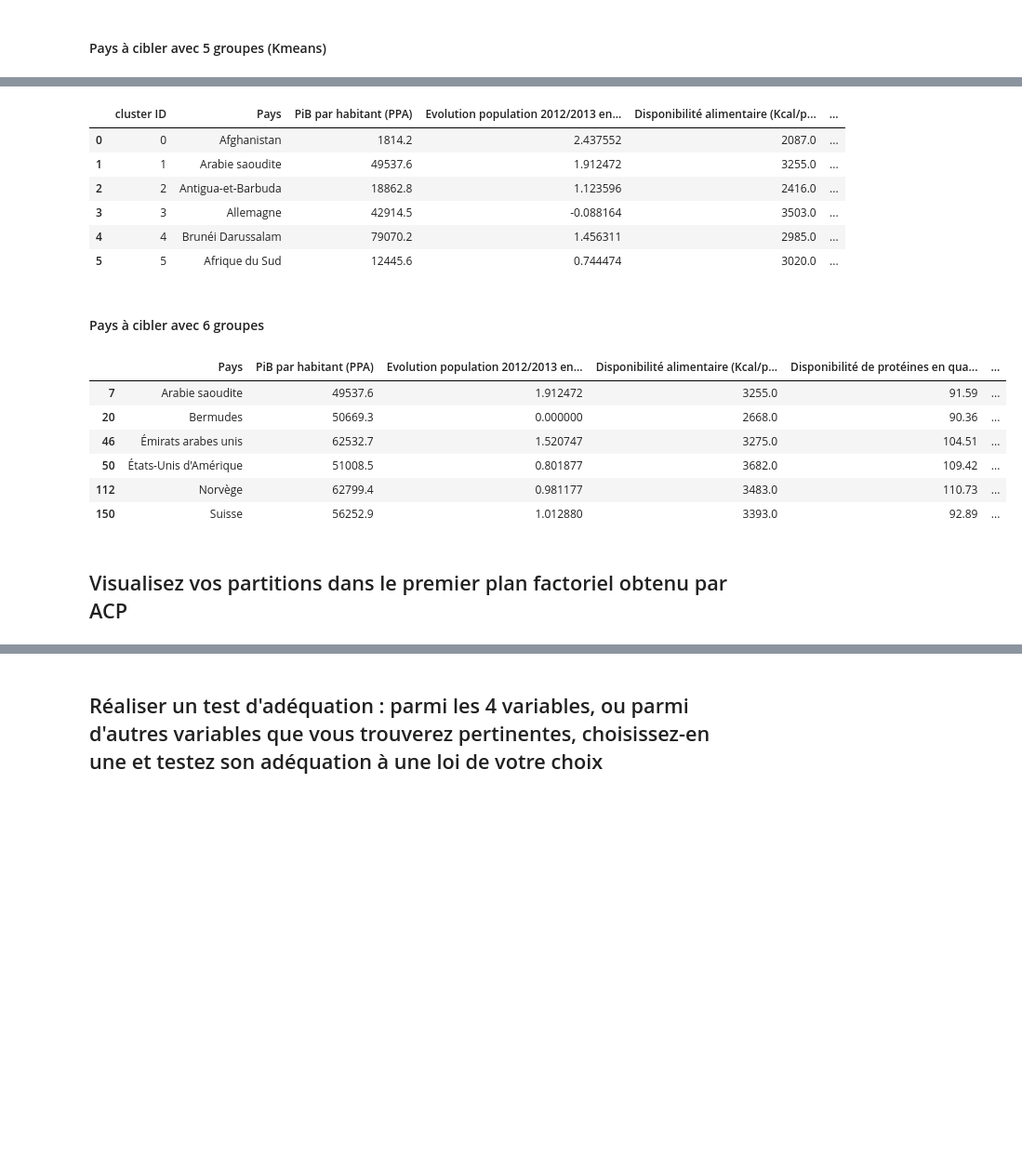
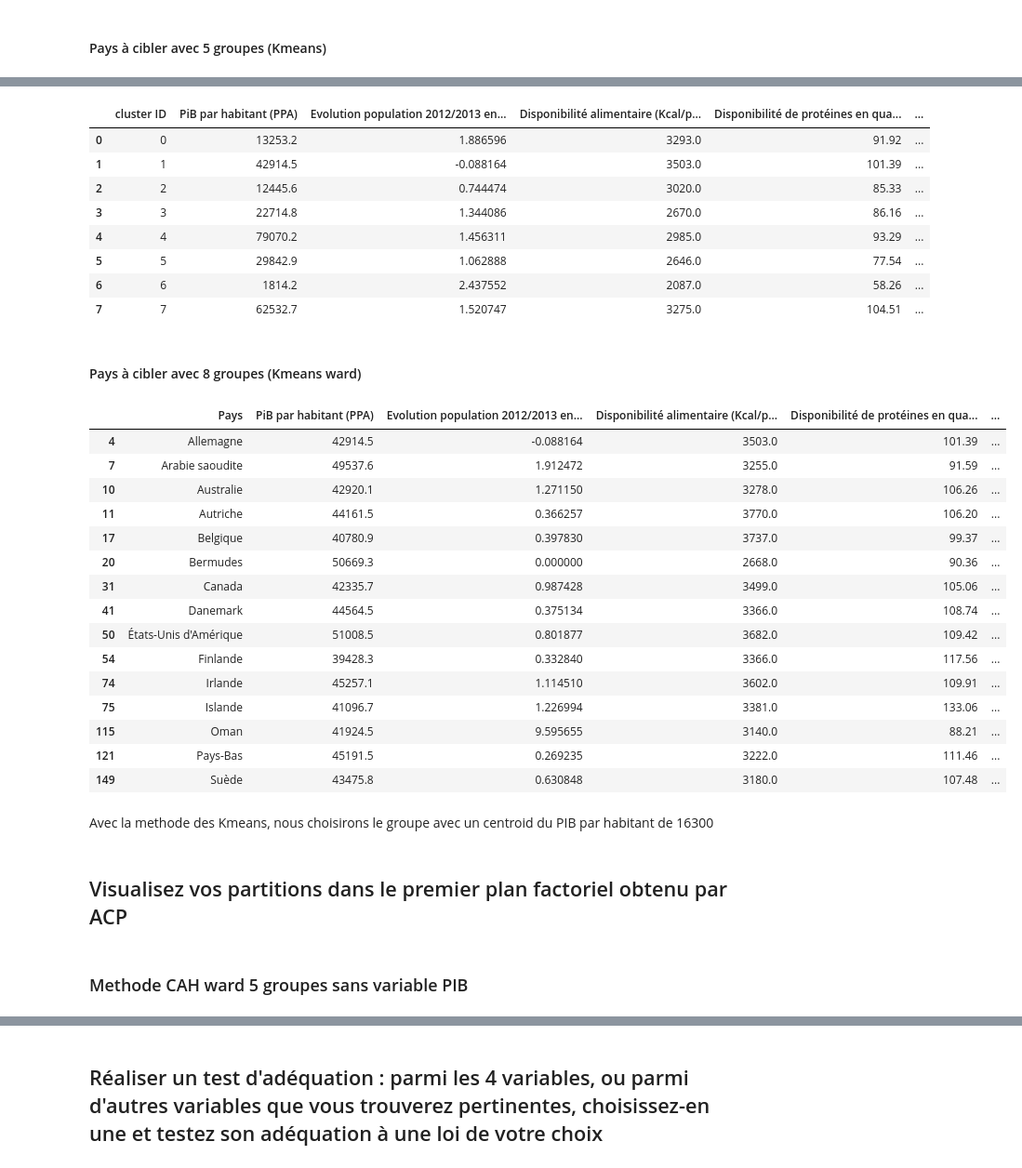
Before and after one commit to Silvock/project_5_prod_market_study, a Jupyter notebook: notebook/Exercice5-final.ipynb, the cells around one changed output, grey strips where cells are left out. Shown at 93% size. Drawn from its saved outputs; the diff is of its cells as text; code cells hidden in the pictures; blank space fills up the shorter version.

```diff
--- a/notebook/Exercice5-final.ipynb
+++ b/notebook/Exercice5-final.ipynb
@@ -850 +908,4 @@ df_base_with_centroid = df_base_cah_group_pib.join(result)
+# %%
+df_base_pib = df_base_pib.reset_index()
+df_base_with_centroid = df_base_pib.join(result_kmeans_5_grp)
 # %%
@@ -877 +953,5 @@ pays_a_cibler
+# %%
+df_base_pib2 = df_base_pib.copy()
+df_base_pib2.index = df_base_pib2['Pays']
+del df_base_pib2['Pays']
 # %%
@@ -947,13 +1025,13 @@ df_base_cah_group_pib2
 #df_base_cah_group_pib2.index = df_base_cah_group_pib2['Pays']
 #del df_base_cah_group_pib2['Pays']
 # %%
-X = pd.DataFrame(df_base_cah_group_pib2.values)
+X = pd.DataFrame(df_base_pib2.values)
 #y = df_base_cah_group_pib.index
 
-est = KMeans(n_clusters=6)
+est = KMeans(n_clusters=8)
 Y = pd.DataFrame(est.fit_predict(X), columns=['cluster ID'])
 Z = pd.DataFrame(est.cluster_centers_[Y['cluster ID']],columns=['centroid_pib', 'centroid_evol','centroid_dispo_alim_kcal','centroid_dispo_prot','centroid_prop'])
-result = pd.concat([Y, Z], axis=1)
-result.head(10)
+result_kmeans_8_grp = pd.concat([Y, Z], axis=1)
+result_kmeans_8_grp.head(10)
 # %% [output]
 |  | cluster ID | centroid_pib | centroid_evol | centroid_dispo_alim_kcal | centroid_dispo_prot | centroid_prop |
@@ -972,0 +1048,3 @@ df_base_with_centroid2 = df_base_cah_group_pib2.join(result)
+# %%
+df_base_pib2 = df_base_pib2.reset_index()
+df_base_with_centroid2 = df_base_pib2.join(result_kmeans_8_grp)
@@ -973,27 +1070,43 @@ df_base_with_centroid2 = df_base_cah_group_pib2.join(result)
 # %%
-df_group_centroid2 = df_base_with_centroid2.groupby('cluster ID').first().reset_index()
-df_group_centroid2
+df_group_centroid_kmeans_8_grp = df_base_with_centroid2.groupby('cluster ID').first().reset_index()
+del df_group_centroid_kmeans_8_grp['Pays']
+df_group_centroid_kmeans_8_grp
 # %% [output]
-|  | cluster ID | Pays | PiB par habitant (PPA) | Evolution population 2012/2013 en... | Disponibilité alimentaire (Kcal/p... | ... |
-| 0 | 0 | Afghanistan | 1814.2 | 2.437552 | 2087.0 | ... |
-| 1 | 1 | Arabie saoudite | 49537.6 | 1.912472 | 3255.0 | ... |
-| 2 | 2 | Antigua-et-Barbuda | 18862.8 | 1.123596 | 2416.0 | ... |
-| 3 | 3 | Allemagne | 42914.5 | -0.088164 | 3503.0 | ... |
-| 4 | 4 | Brunéi Darussalam | 79070.2 | 1.456311 | 2985.0 | ... |
-| 5 | 5 | Afrique du Sud | 12445.6 | 0.744474 | 3020.0 | ... |
+|  | cluster ID | PiB par habitant (PPA) | Evolution population 2012/2013 en... | Disponibilité alimentaire (Kcal/p... | Disponibilité de protéines en qua... | ... |
+| 0 | 0 | 13253.2 | 1.886596 | 3293.0 | 91.92 | ... |
+| 1 | 1 | 42914.5 | -0.088164 | 3503.0 | 101.39 | ... |
+| 2 | 2 | 12445.6 | 0.744474 | 3020.0 | 85.33 | ... |
+| 3 | 3 | 22714.8 | 1.344086 | 2670.0 | 86.16 | ... |
+| 4 | 4 | 79070.2 | 1.456311 | 2985.0 | 93.29 | ... |
+| 5 | 5 | 29842.9 | 1.062888 | 2646.0 | 77.54 | ... |
+| 6 | 6 | 1814.2 | 2.437552 | 2087.0 | 58.26 | ... |
+| 7 | 7 | 62532.7 | 1.520747 | 3275.0 | 104.51 | ... |
 # %% [markdown]
-#### Pays à cibler avec 6 groupes
+#### Pays à cibler avec 8 groupes (Kmeans ward)
 # %%
-pays_a_cibler2 = df_base_with_centroid2[df_base_with_centroid2['cluster ID']==1]
-pays_a_cibler2
+pays_a_cibler_kmeans_8_grp = df_base_with_centroid2[df_base_with_centroid2['cluster ID']==1]
+pays_a_cibler_kmeans_8_grp
 # %% [output]
 |  | Pays | PiB par habitant (PPA) | Evolution population 2012/2013 en... | Disponibilité alimentaire (Kcal/p... | Disponibilité de protéines en qua... | ... |
+| 4 | Allemagne | 42914.5 | -0.088164 | 3503.0 | 101.39 | ... |
 | 7 | Arabie saoudite | 49537.6 | 1.912472 | 3255.0 | 91.59 | ... |
+| 10 | Australie | 42920.1 | 1.271150 | 3278.0 | 106.26 | ... |
+| 11 | Autriche | 44161.5 | 0.366257 | 3770.0 | 106.20 | ... |
+| 17 | Belgique | 40780.9 | 0.397830 | 3737.0 | 99.37 | ... |
 | 20 | Bermudes | 50669.3 | 0.000000 | 2668.0 | 90.36 | ... |
-| 46 | Émirats arabes unis | 62532.7 | 1.520747 | 3275.0 | 104.51 | ... |
+| 31 | Canada | 42335.7 | 0.987428 | 3499.0 | 105.06 | ... |
+| 41 | Danemark | 44564.5 | 0.375134 | 3366.0 | 108.74 | ... |
 | 50 | États-Unis d'Amérique | 51008.5 | 0.801877 | 3682.0 | 109.42 | ... |
-| 112 | Norvège | 62799.4 | 0.981177 | 3483.0 | 110.73 | ... |
-| 150 | Suisse | 56252.9 | 1.012880 | 3393.0 | 92.89 | ... |
+| 54 | Finlande | 39428.3 | 0.332840 | 3366.0 | 117.56 | ... |
+| 74 | Irlande | 45257.1 | 1.114510 | 3602.0 | 109.91 | ... |
+| 75 | Islande | 41096.7 | 1.226994 | 3381.0 | 133.06 | ... |
+| 115 | Oman | 41924.5 | 9.595655 | 3140.0 | 88.21 | ... |
+| 121 | Pays-Bas | 45191.5 | 0.269235 | 3222.0 | 111.46 | ... |
+| 149 | Suède | 43475.8 | 0.630848 | 3180.0 | 107.48 | ... |
+# %% [markdown]
+Avec la methode des Kmeans, nous choisirons le groupe avec un centroid du PIB par habitant de 16300
 # %% [markdown]
 ## Visualisez vos  partitions dans le premier plan factoriel obtenu par ACP
+# %% [markdown]
+### Methode CAH ward 5 groupes sans variable PIB
 # %%
```
Also changed, not shown: parts of 78 cells of this notebook, 1 other file.
